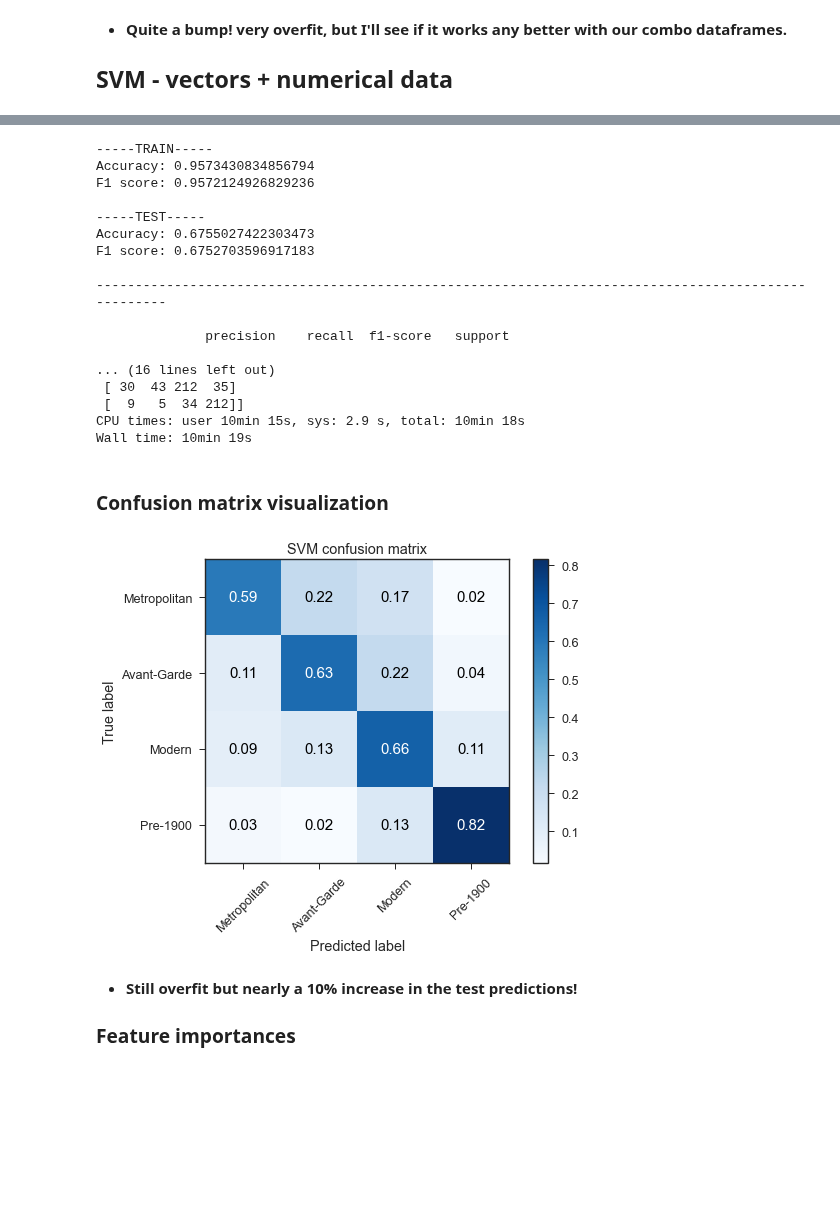
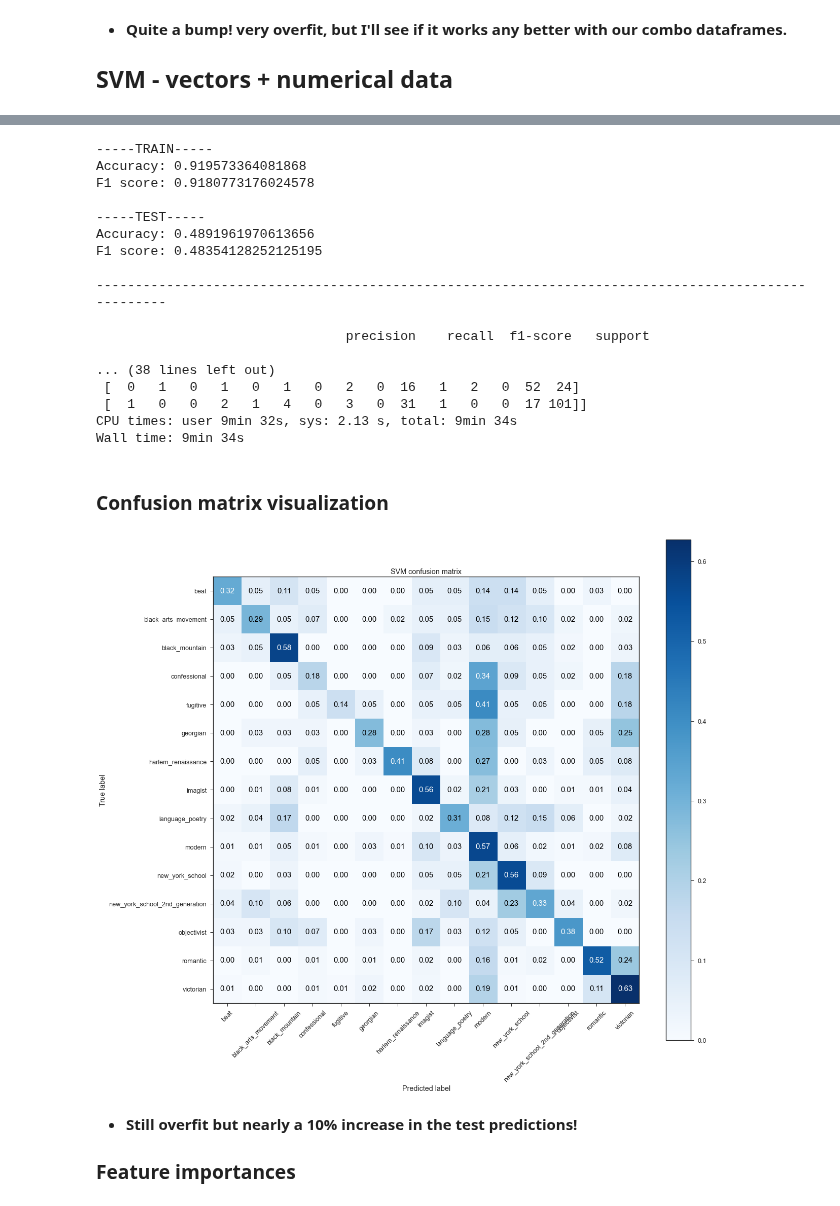
Before and after one commit to p-szymo/poetry_genre_classifier, a Jupyter notebook: 03_modeling_notebook-ALL-GENRES.ipynb, the cells around one changed output, grey strips where cells are left out. Drawn from its saved outputs; the diff is of its cells as text; code cells hidden in the pictures; blank space fills up the shorter version.

```diff
--- a/03_modeling_notebook-ALL-GENRES.ipynb
+++ b/03_modeling_notebook-ALL-GENRES.ipynb
@@ -619,7 +619,7 @@ forest_features
 %%time
 
 # instantiate the model
-svm_vec = SVC(kernel='linear')
+svm_vec = SVC(kernel='linear', class_weight='balanced')
 
 # fit to the training set
 svm_vec.fit(X_train_vec, y_train)
@@ -677,7 +702,7 @@ pd.Series(abs(svm_vec.coef_[0]), index=X_train_vec.columns).nlargest(10).plot(ki
 %%time
 
 # instantiate the model
-svm_combo = SVC(kernel='linear')
+svm_combo = SVC(kernel='linear', class_weight='balanced')
 
 # fit to the training set
 svm_combo.fit(X_train_combo, y_train)
@@ -723,35 +748,35 @@ print("CONFUSION MATRIX:\n")
 print(confusion_matrix(y_test, y_test_preds_svm_combo))
 # %% [output]
 -----TRAIN-----
-Accuracy: 0.9573430834856794
-F1 score: 0.9572124926829236
+Accuracy: 0.919573364081868
+F1 score: 0.9180773176024578
 
 -----TEST-----
-Accuracy: 0.6755027422303473
-F1 score: 0.6752703596917183
+Accuracy: 0.4891961970613656
+F1 score: 0.48354128252125195
 
 ----------------------------------------------------------------------------------------------------
 
-              precision    recall  f1-score   support
+                                precision    recall  f1-score   support
 
-... (16 lines left out)
- [ 30  43 212  35]
- [  9   5  34 212]]
-CPU times: user 10min 15s, sys: 2.9 s, total: 10min 18s
-Wall time: 10min 19s
+... (38 lines left out)
+ [  0   1   0   1   0   1   0   2   0  16   1   2   0  52  24]
+ [  1   0   0   2   1   4   0   3   0  31   1   0   0  17 101]]
+CPU times: user 9min 32s, sys: 2.13 s, total: 9min 34s
+Wall time: 9min 34s
 # %% [markdown]
 ### Confusion matrix visualization
 # %%
 cm = confusion_matrix(y_test, y_test_preds_svm_combo)
-classes = ['Metropolitan', 'Avant-Garde', 'Modern', 'Pre-1900']
+classes = y.unique()
 
-plt.figure(figsize=(8,6))
+plt.figure(figsize=(18,16))
 plot_confusion_matrix(cm, classes,
                           normalize=True,
                           title='SVM confusion matrix',
                           cmap=plt.cm.Blues);
 # %% [output]
-[figure, old version]
+[figure, new version]
 # %% [markdown]
 - **Still overfit but nearly a 10% increase in the test predictions!**
 
```
Also changed, not shown: parts of 16 cells of this notebook.
